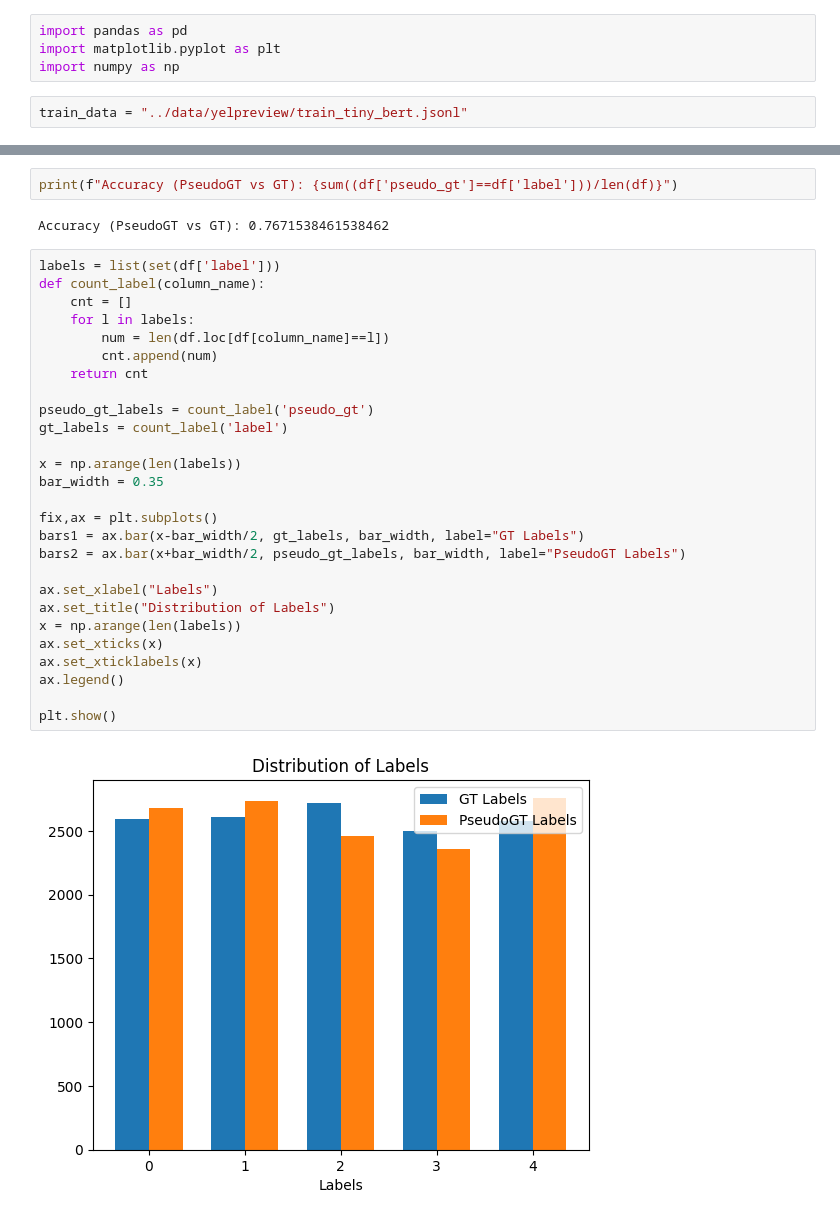
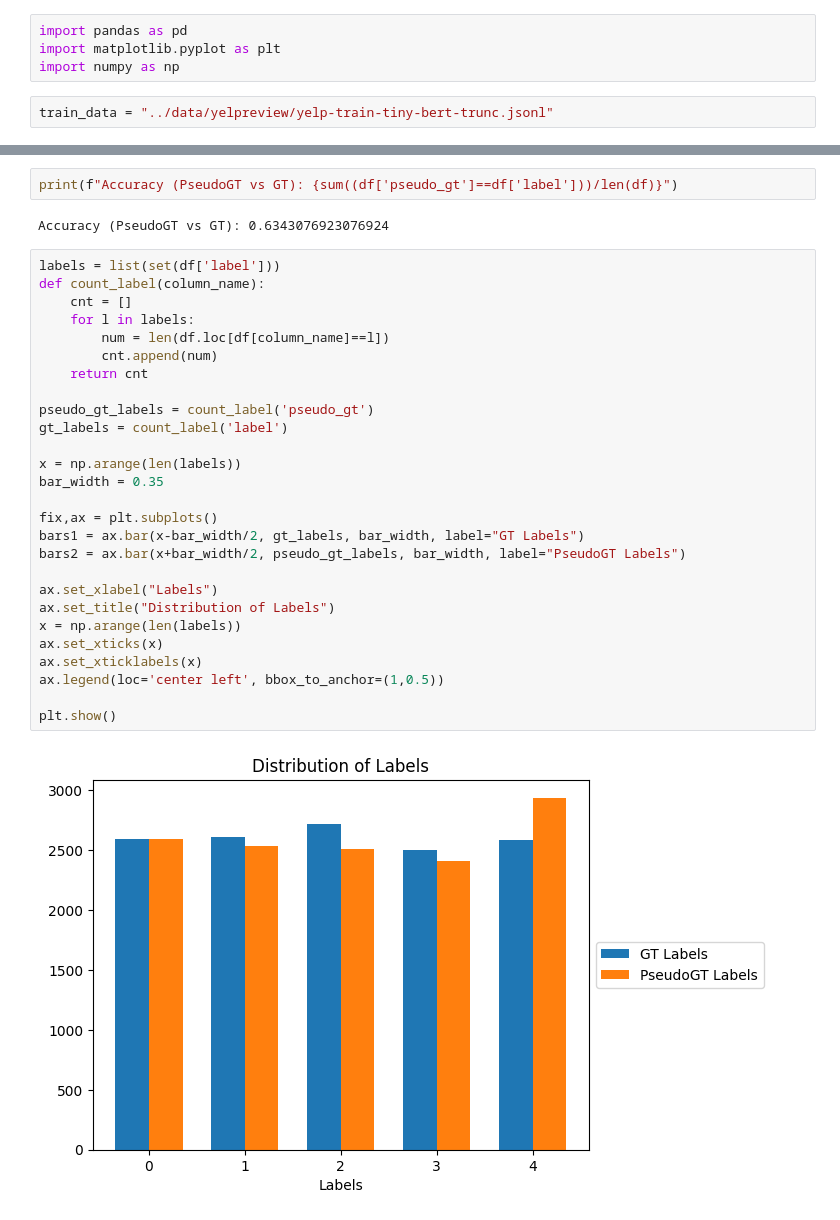
Before and after one commit to nemodleo/attentionx-icl, a Jupyter notebook: data_utils/generated_train_dist.ipynb, the cells around one changed output, grey strips where cells are left out. Cells and saved outputs as stored; diff of their text form.

Commit message:
changed legend position

```diff
--- a/data_utils/generated_train_dist.ipynb
+++ b/data_utils/generated_train_dist.ipynb
@@ -3,7 +3,7 @@ import pandas as pd
 import matplotlib.pyplot as plt
 import numpy as np
 # %%
-train_data = "../data/yelpreview/train_tiny_bert.jsonl"
+train_data = "../data/yelpreview/yelp-train-tiny-bert-trunc.jsonl"
 # %%
 with open(train_data) as f:
     df = pd.read_json(f, lines=True)
@@ -25,36 +25,36 @@ df
 # %%
 print(f"Accuracy (PseudoGT vs GT): {sum((df['pseudo_gt']==df['label']))/len(df)}")
 # %% [output]
-Accuracy (PseudoGT vs GT): 0.7671538461538462
+Accuracy (PseudoGT vs GT): 0.6343076923076924
 # %%
 labels = list(set(df['label']))
 def count_label(column_name):
     cnt = []
     for l in labels:
         num = len(df.loc[df[column_name]==l])
         cnt.append(num)
     return cnt
 
 pseudo_gt_labels = count_label('pseudo_gt')
 gt_labels = count_label('label')
 
 x = np.arange(len(labels))
 bar_width = 0.35
 
 fix,ax = plt.subplots()
 bars1 = ax.bar(x-bar_width/2, gt_labels, bar_width, label="GT Labels")
 bars2 = ax.bar(x+bar_width/2, pseudo_gt_labels, bar_width, label="PseudoGT Labels")
 
 ax.set_xlabel("Labels")
 ax.set_title("Distribution of Labels")
 x = np.arange(len(labels))
 ax.set_xticks(x)
 ax.set_xticklabels(x)
-ax.legend()
+ax.legend(loc='center left', bbox_to_anchor=(1,0.5))
 
 plt.show()
 # %% [output]
-[figure, old version]
+[figure, new version]
 # %%
 fix, axs = plt.subplots(1, len(labels), figsize=(15,5), sharey=True)
 gt_prob = df[['label']+[str(i) for i in labels]]
```
Also changed, not shown: parts of 3 cells of this notebook.
